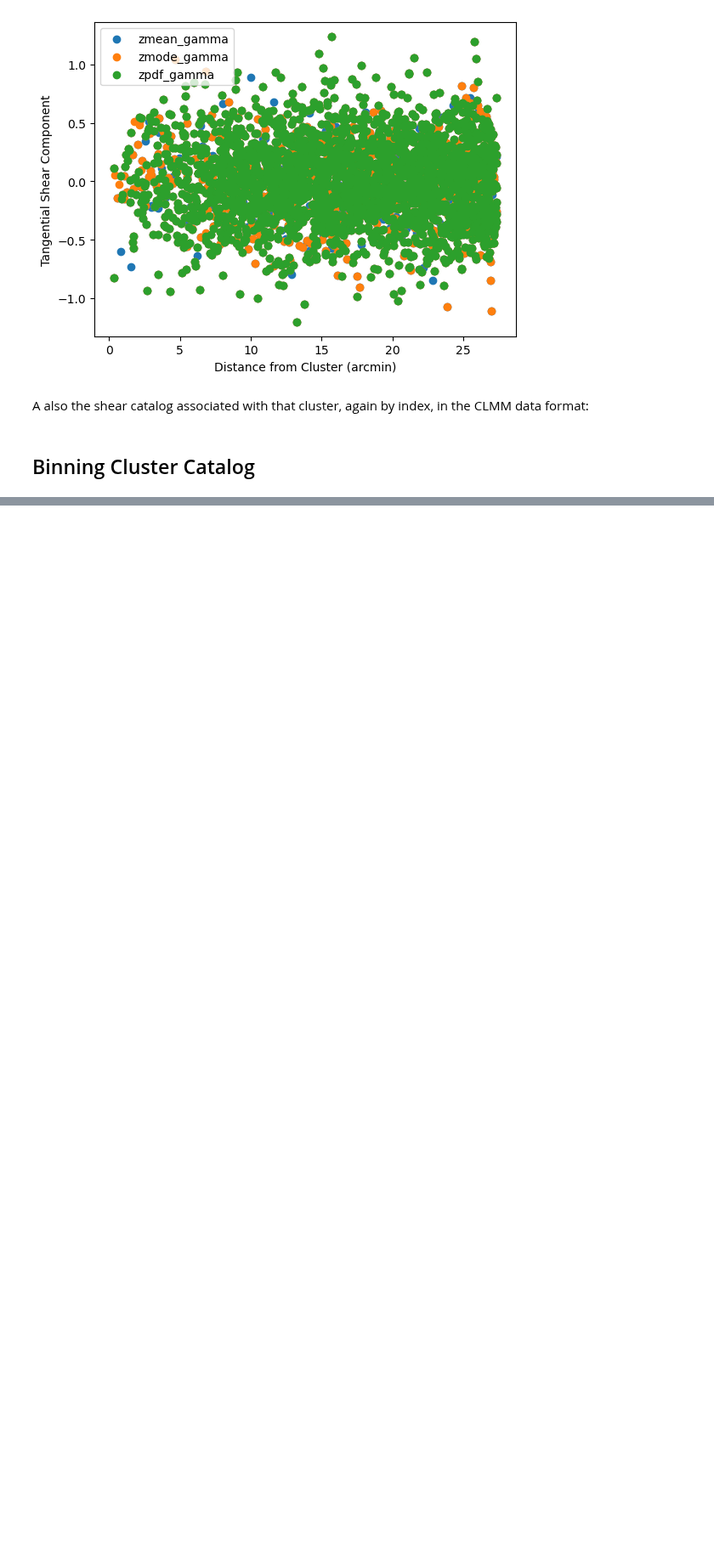
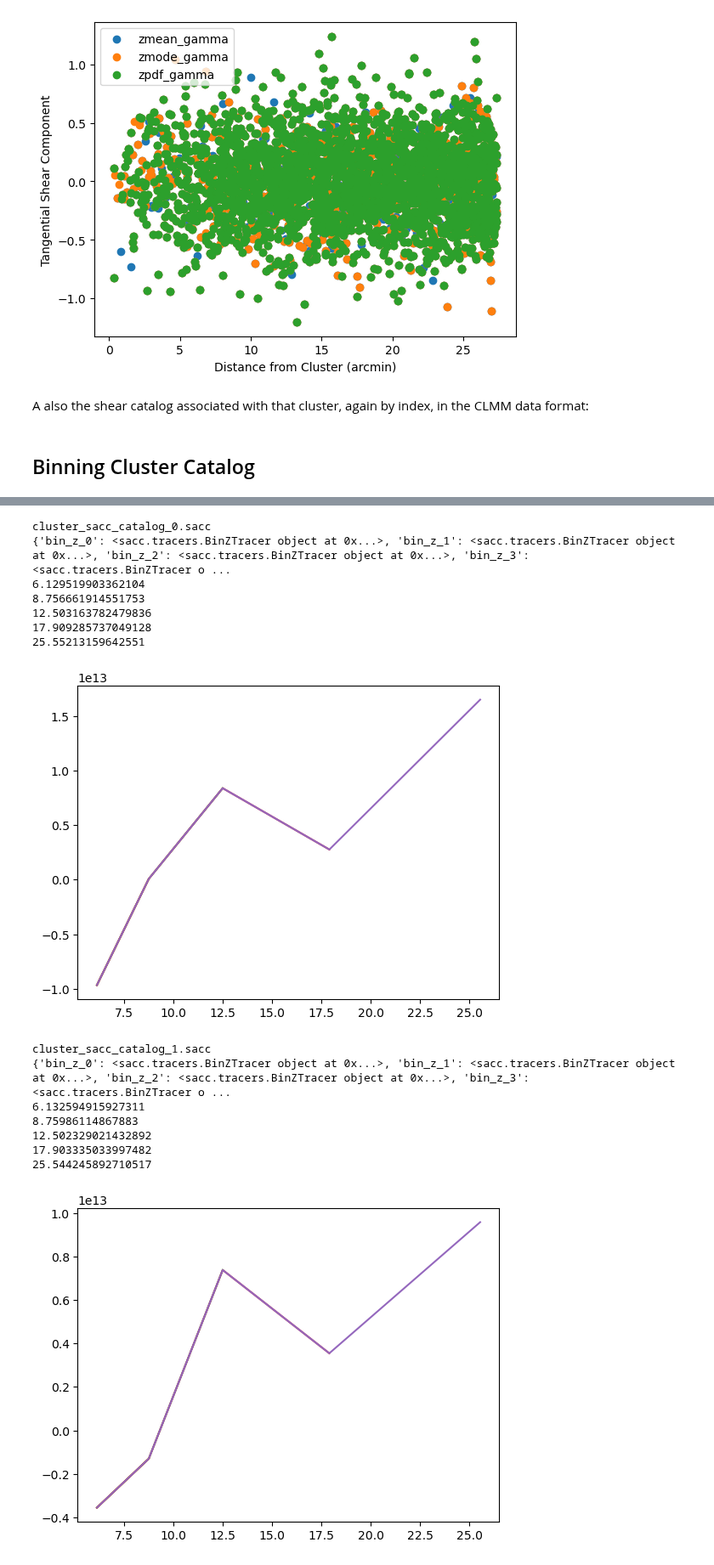
Before and after one commit to LSSTDESC/TXPipe, a Jupyter notebook: notebooks/cluster_counts/tangential_shear_selection.ipynb, the cells around one changed output, grey strips where cells are left out. Shown at 85% size. Cells and saved outputs as stored; diff of their text form; code cells hidden in the pictures; blank space fills up the shorter version.

Commit message:
Cleaned Nz option and tested notebook

```diff
--- a/notebooks/cluster_counts/tangential_shear_selection.ipynb
+++ b/notebooks/cluster_counts/tangential_shear_selection.ipynb
@@ -262,21 +247,23 @@ step3.finalize()
 # %%
-print("Options for this pipeline and their defaults:")
-print(txpipe.extensions.CLClusterEnsembleProfiles.config_options)
-def run_different_options_ensemble(delta_sigma, name):
+def run_different_options_ensemble(delta_sigma, name, name2):
     print(name)
-    step3 = txpipe.extensions.CLClusterEnsembleProfiles.make_stage(
+    step4 = txpipe.extensions.CLClusterEnsembleProfiles.make_stage(
         shear_catalog="data/example/inputs/metadetect_shear_catalog.hdf5",
         fiducial_cosmology="./data/fiducial_cosmology.yml",
-        output_dir="data/example/outputs_shear_catalogs/ensemble_profiles/",
         cluster_shear_catalogs=name,
         cluster_catalog_tomography = "cluster_catalog_tomography.hdf5",
+        r_max = 5.0,
+        output_dir="outputs_shear_catalogs/",
         #config="examples/metadetect/config.yml",
         #max_radius=10.0,
-        cluster_profiles = f'cluster_profiles_{name}.pkl',
+        cluster_profiles = f'cluster_profiles_{name2}.pkl',
+        units='arcmin',
+        angle_arcmin_min=5,
+        angle_arcmin_max=30,
     )
-    step3.run()
-    step3.finalize()
-    final_name = f"cluster_profiles_{name}.pkl"
+    step4.run()
+    step4.finalize()
+    final_name = f"cluster_profiles_{name2}.pkl"
     return final_name
 # %%
-test_ensemble = [run_different_options_ensemble(None, run) for run in all_runs_names]
+test_ensemble = [run_different_options_ensemble(None, run[0], i) for i,run in enumerate(all_runs_names)]
@@ -285,14 +291,15 @@ test_ensemble = [run_different_options_ensemble(None, run) for run in all_runs_n
 # %%
 print("Options for this pipeline and their defaults:")
 print(txpipe.extensions.CLClusterSACC.config_options)
-def run_different_options_sacc(delta_sigma, name):
+def run_different_options_sacc(delta_sigma, name, name2):
     print(name)
     step5 = txpipe.extensions.CLClusterSACC.make_stage(
         cluster_profiles = name,
         survey_name = 'cosmodc2-1deg',
         area = 1.0,
+        cluster_sacc_catalog = f"cluster_sacc_catalog_{name2}.sacc"
     )
     step5.run()
     step5.finalize()
-    final_name = f"my_cluster_shear_catalog_{name}.sacc"
+    final_name = f"cluster_sacc_catalog_{name2}.sacc"
     return final_name
@@ -299,2 +309,2 @@ def run_different_options_sacc(delta_sigma, name):
 # %%
-test_sacc = [run_different_options_sacc(None, bla) for bla in test_ensemble]
+test_sacc = [run_different_options_sacc(None, run, i) for i,run in enumerate(test_ensemble)]
@@ -300,0 +342,33 @@ test_sacc = [run_different_options_sacc(None, bla) for bla in test_ensemble]
+# %%
+import sacc
+for name in test_sacc:
+    print(name)
+    t = sacc.Sacc.load_fits(name)
+    print(t.tracers)
+    data2 = []
+    radius2 = []
+    for i in range(0,5):
+        trac = ('cosmodc2-1deg', 'bin_rich_0', 'bin_z_2', f'radius_{i}')
+        data2.append(t.get_data_points(sacc.data_types.standard_types.cluster_shear, trac)[0].value)
+        radius = t.tracers[f'radius_{i}'].center
+        radius2.append(radius)
+        print(radius)
+        plt.plot(radius2, data2, label='Calibrated Shear')
+    plt.show()
+# %% [output]
+cluster_sacc_catalog_0.sacc
+{'bin_z_0': <sacc.tracers.BinZTracer object at 0x...>, 'bin_z_1': <sacc.tracers.BinZTracer object at 0x...>, 'bin_z_2': <sacc.tracers.BinZTracer object at 0x...>, 'bin_z_3': <sacc.tracers.BinZTracer o ...
+6.129519903362104
+8.756661914551753
+12.503163782479836
+17.909285737049128
+25.55213159642551
+[figure, added]
+cluster_sacc_catalog_1.sacc
+{'bin_z_0': <sacc.tracers.BinZTracer object at 0x...>, 'bin_z_1': <sacc.tracers.BinZTracer object at 0x...>, 'bin_z_2': <sacc.tracers.BinZTracer object at 0x...>, 'bin_z_3': <sacc.tracers.BinZTracer o ...
+6.132594915927311
+8.75986114867883
+12.502329021432892
+17.903335033997482
+25.544245892710517
+[figure, added]
```
Also changed, not shown: parts of 18 cells of this notebook, 2 other files.
